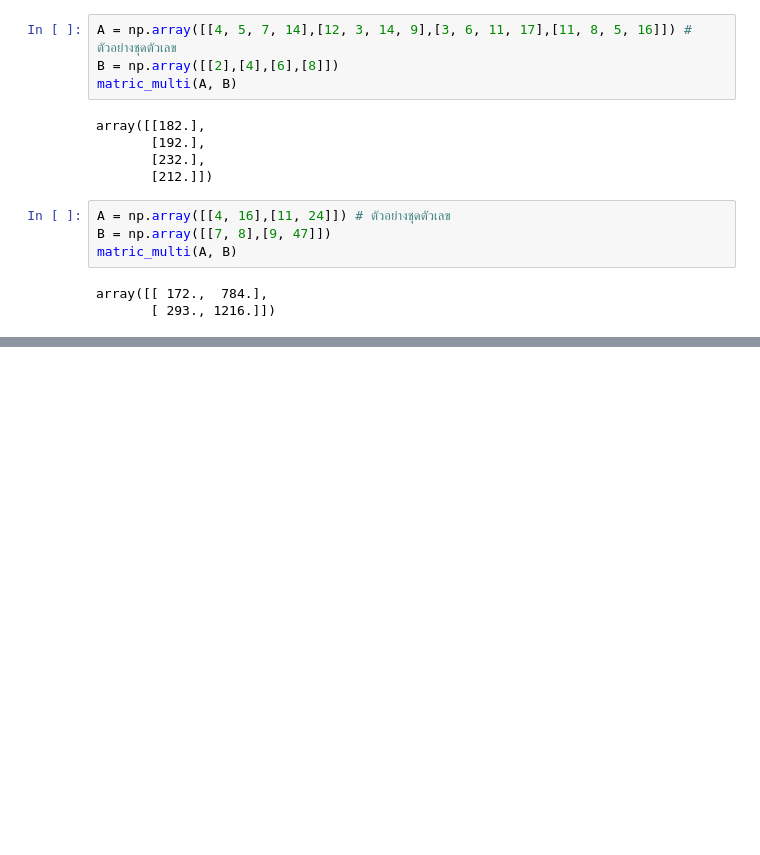
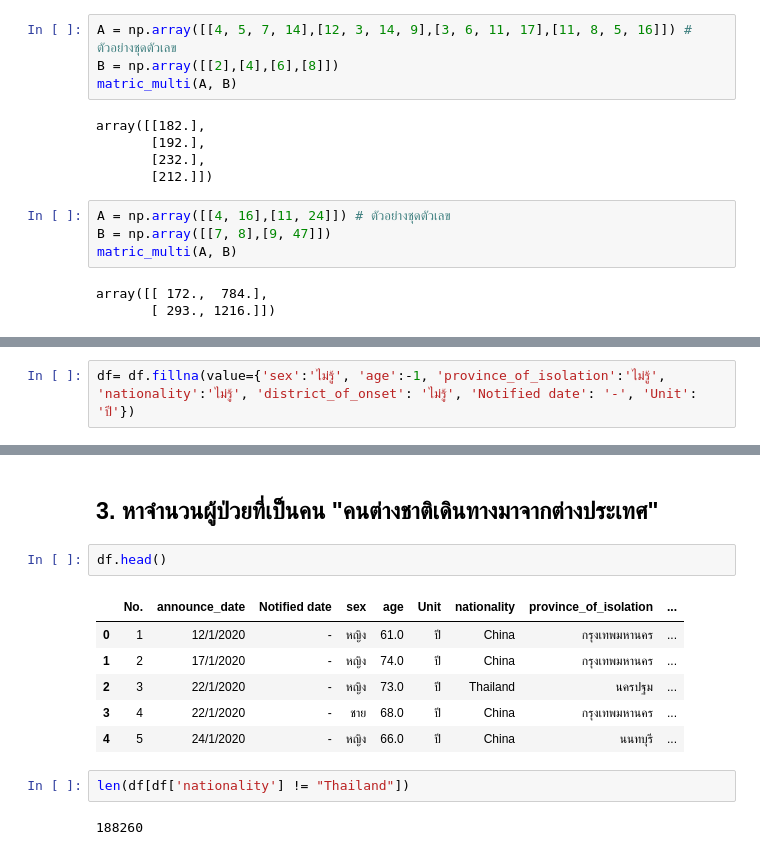
Before and after one commit to Thanaphon-673020253-2/PythonDataViz2026, a Jupyter notebook: pythondataviz_hw_673020253_2.ipynb, the cells around one changed output, grey strips where cells are left out. Saved outputs shown, nothing was run; the diff lists cells and outputs as text; blank space fills up the shorter version.

```diff
--- a/pythondataviz_hw_673020253_2.ipynb
+++ b/pythondataviz_hw_673020253_2.ipynb
@@ -216,0 +253,2 @@ array([[ 172.,  784.],
+# %%
+df= df.fillna(value={'sex':'ไม่รู้', 'age':-1, 'province_of_isolation':'ไม่รู้', 'nationality':'ไม่รู้', 'district_of_onset': 'ไม่รู้', 'Notified date': '-', 'Unit': 'ปี'})
@@ -216,0 +346,15 @@ array([[ 172.,  784.],
+# %% [markdown]
+## 3. หาจำนวนผู้ป่วยที่เป็นคน "**คนต่างชาติเดินทางมาจากต่างประเทศ**"
+# %%
+df.head()
+# %% [output]
+|  | No. | announce_date | Notified date | sex | age | Unit | nationality | province_of_isolation | ... |
+| 0 | 1 | 12/1/2020 | - | หญิง | 61.0 | ปี | China | กรุงเทพมหานคร | ... |
+| 1 | 2 | 17/1/2020 | - | หญิง | 74.0 | ปี | China | กรุงเทพมหานคร | ... |
+| 2 | 3 | 22/1/2020 | - | หญิง | 73.0 | ปี | Thailand | นครปฐม | ... |
+| 3 | 4 | 22/1/2020 | - | ชาย | 68.0 | ปี | China | กรุงเทพมหานคร | ... |
+| 4 | 5 | 24/1/2020 | - | หญิง | 66.0 | ปี | China | นนทบุรี | ... |
+# %%
+len(df[df['nationality'] != "Thailand"])
+# %% [output]
+188260
```
Also changed, not shown: parts of 21 cells of this notebook.
